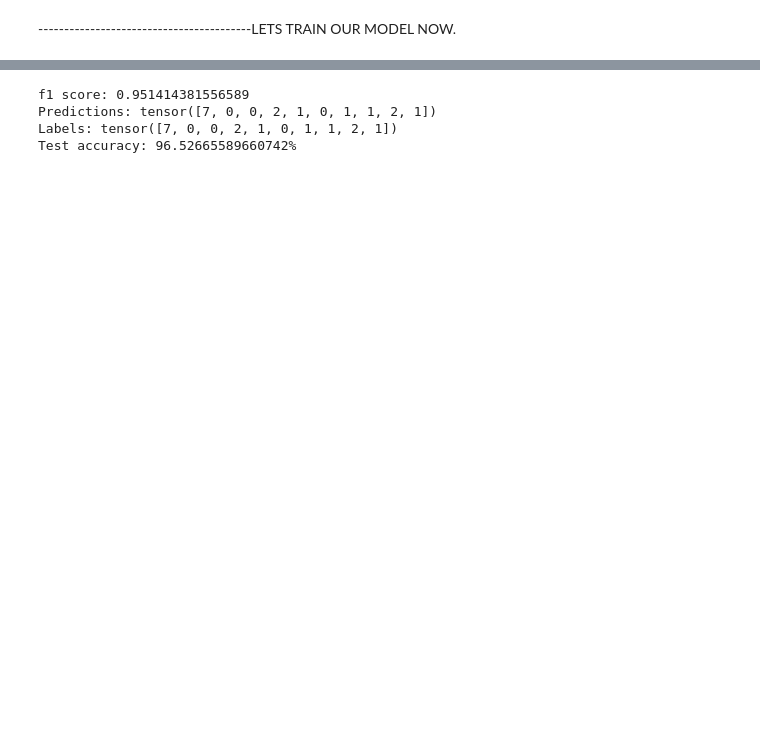
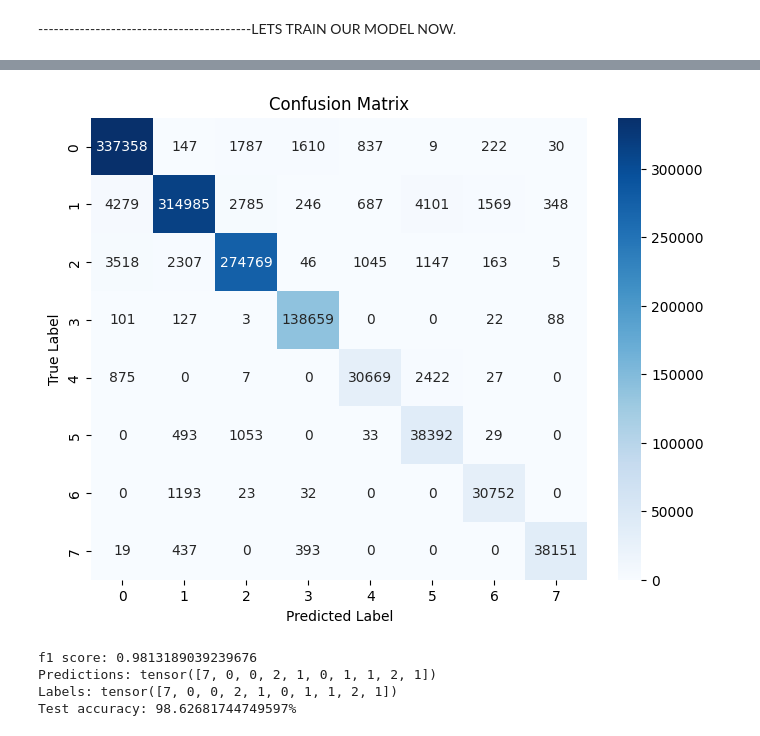
Before and after one commit to Bikash9841/gestureD, a Jupyter notebook: pytorch_classification.ipynb, the cells around one changed output, grey strips where cells are left out. Drawn from its saved outputs; the diff is of its cells as text; code cells hidden in the pictures; blank space fills up the shorter version.

```diff
--- a/pytorch_classification.ipynb
+++ b/pytorch_classification.ipynb
@@ -178,11 +178,18 @@ def accuracy_fn(y_true, y_pred):
     acc = (correct / len(y_pred)) * 100
     return acc
 # %%
+from sklearn.metrics import confusion_matrix
+import seaborn as sns
+
 # Fit the model
 torch.manual_seed(42)
 
 # Set number of epochs
 epochs = 1000
+
+# Lists to store predictions and ground truth labels for the entire dataset
+all_y_true = []
+all_y_pred = []
 
 for epoch in range(epochs):
     ### Training
@@ -217,7 +224,26 @@ for epoch in range(epochs):
       test_acc = accuracy_fn(y_true=y_test,
                              y_pred=test_pred)
 
+  # Concatenate predictions and ground truth labels for each epoch
+    all_y_true = np.concatenate((all_y_true, y_test.cpu().numpy()))
+    all_y_pred = np.concatenate((all_y_pred, test_pred.cpu().numpy()))
+
     # Print out what's happening
     if epoch % 10 == 0:
         print(f"Epoch: {epoch} | Loss: {loss:.5f}, Acc: {acc:.2f}% | Test Loss: {test_loss:.5f}, Test Acc: {test_acc:.2f}%")
+
+# Convert lists to numpy arrays
+all_y_true = np.array(all_y_true)
+all_y_pred = np.array(all_y_pred)
+
+# Calculate confusion matrix
+conf_matrix = confusion_matrix(all_y_true, all_y_pred)
+
+# Plot the confusion matrix using seaborn
+plt.figure(figsize=(8, 6))
+sns.heatmap(conf_matrix, annot=True, fmt="d", cmap="Blues", xticklabels=range(8), yticklabels=range(8))
+plt.title("Confusion Matrix")
+plt.xlabel("Predicted Label")
+plt.ylabel("True Label")
+plt.show()
 # %% [output]
@@ -241,3 +267,4 @@ Epoch: 990 | Loss: 0.13142, Acc: 97.23% | Test Loss: 0.13613, Test Acc: 96.45%
+[figure, added]
 # %%
 from sklearn.metrics import f1_score
 
@@ -265,10 +292,10 @@ print(f"f1 score: {f1_score(y_test,y_preds,average='macro')}")
 print(f"Predictions: {y_preds[10:20]}\nLabels: {y_test[10:20]}")
 print(f"Test accuracy: {accuracy_fn(y_true=y_test, y_pred=y_preds)}%")
 # %% [output]
-f1 score: 0.951414381556589
+f1 score: 0.9813189039239676
 Predictions: tensor([7, 0, 0, 2, 1, 0, 1, 1, 2, 1])
 Labels: tensor([7, 0, 0, 2, 1, 0, 1, 1, 2, 1])
-Test accuracy: 96.52665589660742%
+Test accuracy: 98.62681744749597%
 # %%
 # Saving the model
 
```
Also changed, not shown: parts of 4 cells of this notebook.
